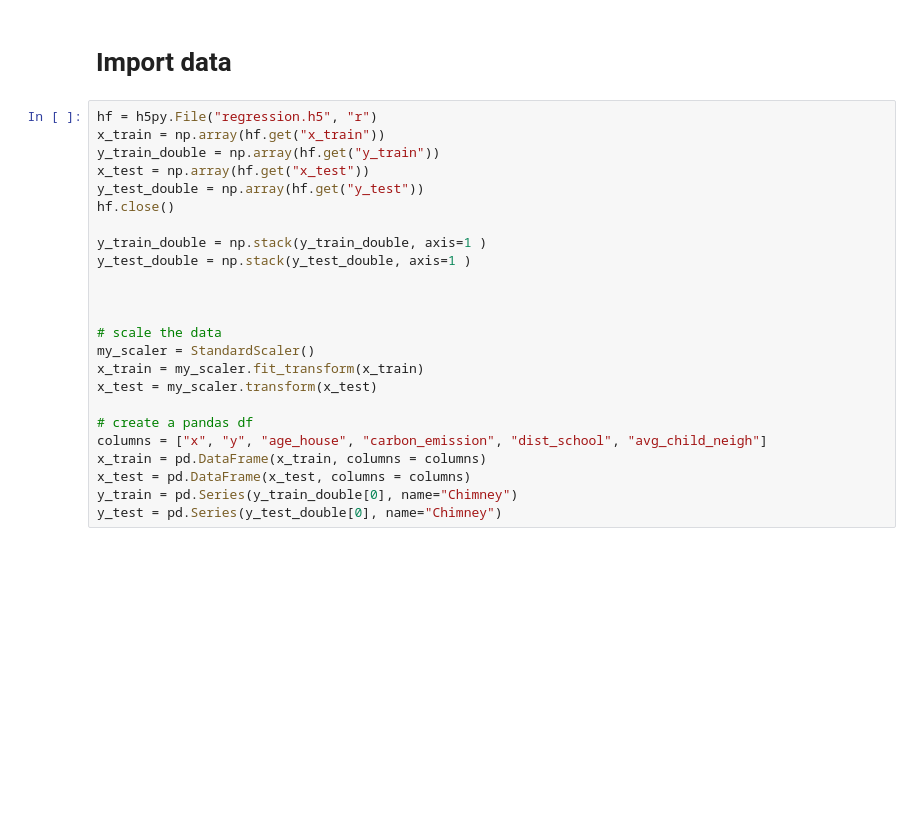
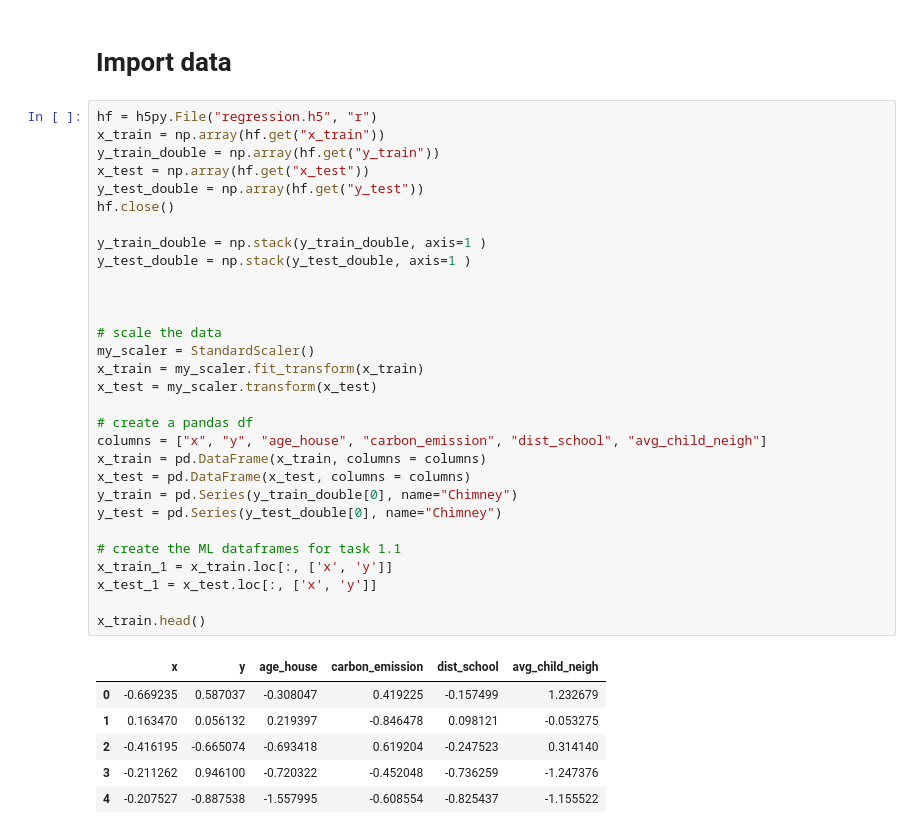
Before and after one commit to IZerab/Into_ML, a Jupyter notebook: PA6/Main.ipynb, the cells around one changed output. Drawn from its saved outputs; the diff is of its cells as text; blank space fills up the shorter version.

Commit message:
task 1.1 1.2
They are completed, be careful that there might be errors due to

```diff
--- a/PA6/Main.ipynb
+++ b/PA6/Main.ipynb
@@ -25,24 +33,37 @@ To implement the kernel logistic regression I created a dedicate class which con
 # %%
 hf = h5py.File("regression.h5", "r")
 x_train = np.array(hf.get("x_train"))
 y_train_double = np.array(hf.get("y_train"))
 x_test = np.array(hf.get("x_test"))
 y_test_double = np.array(hf.get("y_test"))
 hf.close()
 
 y_train_double = np.stack(y_train_double, axis=1 )
 y_test_double = np.stack(y_test_double, axis=1 )
 
 
 
 # scale the data
 my_scaler = StandardScaler()
 x_train = my_scaler.fit_transform(x_train)
 x_test = my_scaler.transform(x_test)
 
 # create a pandas df
 columns = ["x", "y", "age_house", "carbon_emission", "dist_school", "avg_child_neigh"]
 x_train = pd.DataFrame(x_train, columns = columns)
 x_test = pd.DataFrame(x_test, columns = columns)
 y_train = pd.Series(y_train_double[0], name="Chimney")
 y_test = pd.Series(y_test_double[0], name="Chimney")
+
+# create the ML dataframes for task 1.1
+x_train_1 = x_train.loc[:, ['x', 'y']]
+x_test_1 = x_test.loc[:, ['x', 'y']]
+
+x_train.head()
+# %% [output]
+|  | x | y | age_house | carbon_emission | dist_school | avg_child_neigh |
+| 0 | -0.669235 | 0.587037 | -0.308047 | 0.419225 | -0.157499 | 1.232679 |
+| 1 | 0.163470 | 0.056132 | 0.219397 | -0.846478 | 0.098121 | -0.053275 |
+| 2 | -0.416195 | -0.665074 | -0.693418 | 0.619204 | -0.247523 | 0.314140 |
+| 3 | -0.211262 | 0.946100 | -0.720322 | -0.452048 | -0.736259 | -1.247376 |
+| 4 | -0.207527 | -0.887538 | -1.557995 | -0.608554 | -0.825437 | -1.155522 |
```
Also changed, not shown: parts of 18 cells of this notebook, 2 other files.
